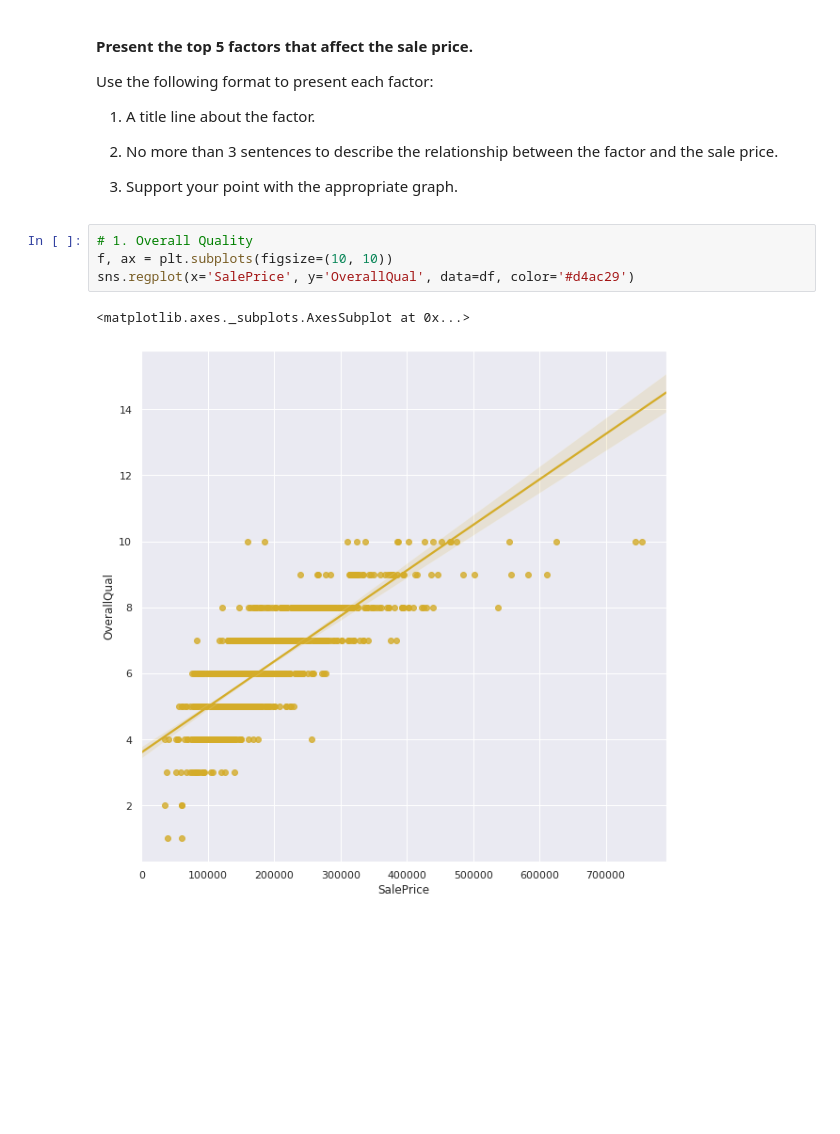
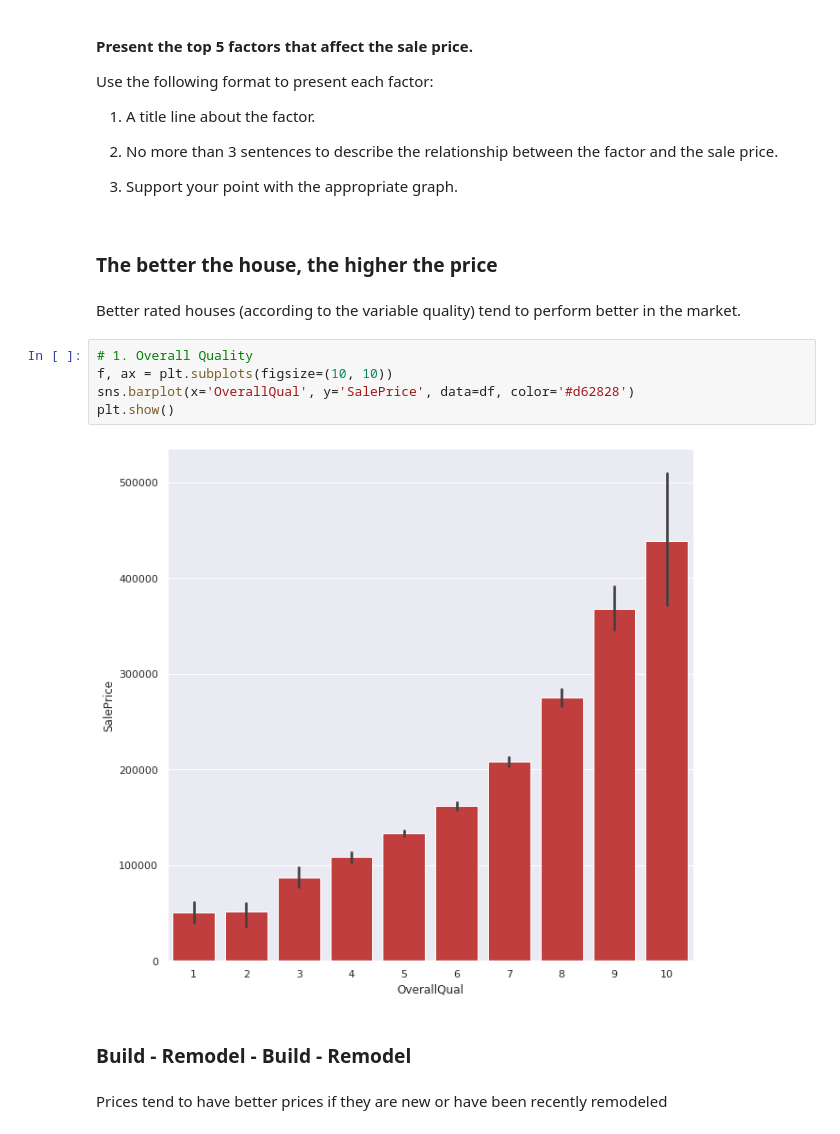
Before and after one commit to ta-datapt-bcn/lab-storytelling-data-visualization, a Jupyter notebook: your-code/main.ipynb, the cells around one changed output. Cells and saved outputs as stored; diff of their text form; blank space fills up the shorter version.

```diff
--- a/your-code/main.ipynb
+++ b/your-code/main.ipynb
@@ -241,12 +244,20 @@ Use the following format to present each factor:
 1. No more than 3 sentences to describe the relationship between the factor and the sale price.
 
 1. Support your point with the appropriate graph.
+# %% [markdown]
+### The better the house, the higher the price
+# %% [markdown]
+Better rated houses (according to the variable quality) tend to perform better in the market.
 # %%
 # 1. Overall Quality
 f, ax = plt.subplots(figsize=(10, 10))
-sns.regplot(x='SalePrice', y='OverallQual', data=df, color='#d4ac29')
+sns.barplot(x='OverallQual', y='SalePrice', data=df, color='#d62828')
+plt.show()
 # %% [output]
-<matplotlib.axes._subplots.AxesSubplot at 0x...>
-[figure, old version]
+[figure, new version]
+# %% [markdown]
+### Build - Remodel - Build - Remodel
+# %% [markdown]
+Prices tend to have better prices if they are new or have been recently remodeled
 # %%
 # 2. Year Built/ Year Remodeled
```
Also changed, not shown: parts of 21 cells of this notebook.
